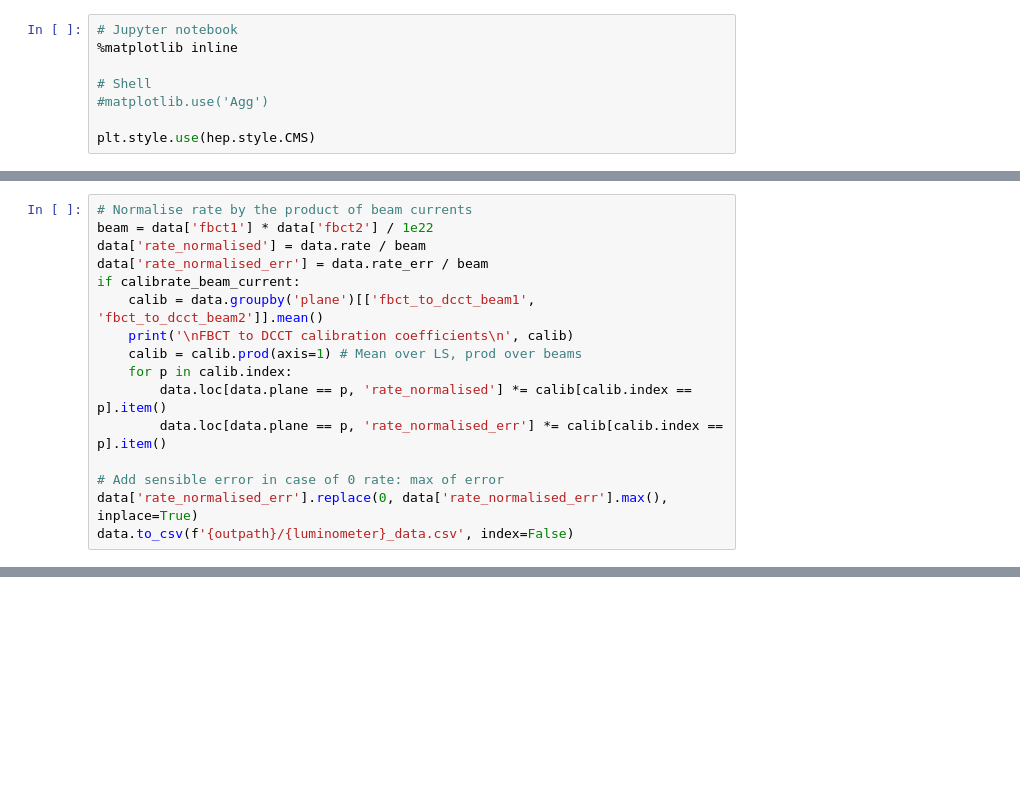
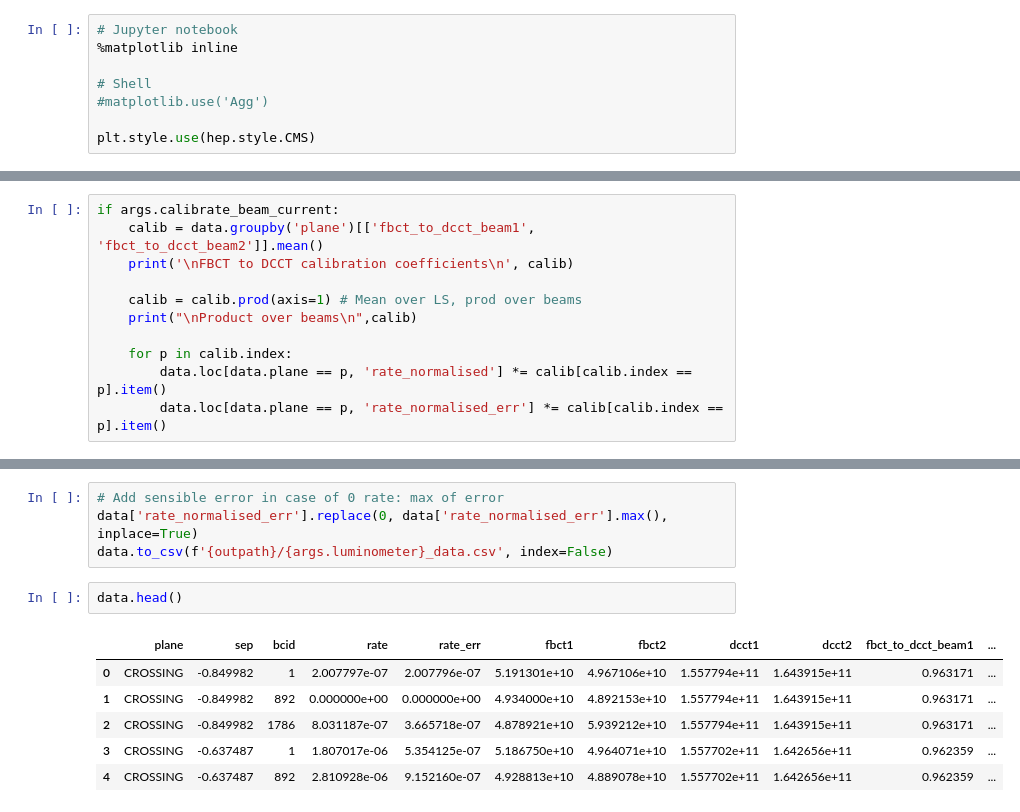
Before and after one commit to saarioka/TinyVdm, a Jupyter notebook: vdm.ipynb, the cells around one changed output, grey strips where cells are left out. Cells and saved outputs as stored; diff of their text form; blank space fills up the shorter version.

```diff
--- a/vdm.ipynb
+++ b/vdm.ipynb
@@ -139,16 +22,0 @@ data:
-# %%
-# Normalise rate by the product of beam currents
-beam = data['fbct1'] * data['fbct2'] / 1e22
-data['rate_normalised'] = data.rate / beam
-data['rate_normalised_err'] = data.rate_err / beam
-if calibrate_beam_current:
-    calib = data.groupby('plane')[['fbct_to_dcct_beam1', 'fbct_to_dcct_beam2']].mean()
-    print('\nFBCT to DCCT calibration coefficients\n', calib)
-    calib = calib.prod(axis=1) # Mean over LS, prod over beams
-    for p in calib.index:
-        data.loc[data.plane == p, 'rate_normalised'] *= calib[calib.index == p].item()
-        data.loc[data.plane == p, 'rate_normalised_err'] *= calib[calib.index == p].item()
-
-# Add sensible error in case of 0 rate: max of error
-data['rate_normalised_err'].replace(0, data['rate_normalised_err'].max(), inplace=True)
-data.to_csv(f'{outpath}/{luminometer}_data.csv', index=False)
@@ -361,0 +333,11 @@ bcid
+# %%
+if args.calibrate_beam_current:
+    calib = data.groupby('plane')[['fbct_to_dcct_beam1', 'fbct_to_dcct_beam2']].mean()
+    print('\nFBCT to DCCT calibration coefficients\n', calib)
+
+    calib = calib.prod(axis=1) # Mean over LS, prod over beams
+    print("\nProduct over beams\n",calib)
+
+    for p in calib.index:
+        data.loc[data.plane == p, 'rate_normalised'] *= calib[calib.index == p].item()
+        data.loc[data.plane == p, 'rate_normalised_err'] *= calib[calib.index == p].item()
@@ -361,0 +356,13 @@ bcid
+# %%
+# Add sensible error in case of 0 rate: max of error
+data['rate_normalised_err'].replace(0, data['rate_normalised_err'].max(), inplace=True)
+data.to_csv(f'{outpath}/{args.luminometer}_data.csv', index=False)
+# %%
+data.head()
+# %% [output]
+|  | plane | sep | bcid | rate | rate_err | fbct1 | fbct2 | dcct1 | dcct2 | fbct_to_dcct_beam1 | ... |
+| 0 | CROSSING | -0.849982 | 1 | 2.007797e-07 | 2.007796e-07 | 5.191301e+10 | 4.967106e+10 | 1.557794e+11 | 1.643915e+11 | 0.963171 | ... |
+| 1 | CROSSING | -0.849982 | 892 | 0.000000e+00 | 0.000000e+00 | 4.934000e+10 | 4.892153e+10 | 1.557794e+11 | 1.643915e+11 | 0.963171 | ... |
+| 2 | CROSSING | -0.849982 | 1786 | 8.031187e-07 | 3.665718e-07 | 4.878921e+10 | 5.939212e+10 | 1.557794e+11 | 1.643915e+11 | 0.963171 | ... |
+| 3 | CROSSING | -0.637487 | 1 | 1.807017e-06 | 5.354125e-07 | 5.186750e+10 | 4.964071e+10 | 1.557702e+11 | 1.642656e+11 | 0.962359 | ... |
+| 4 | CROSSING | -0.637487 | 892 | 2.810928e-06 | 9.152160e-07 | 4.928813e+10 | 4.889078e+10 | 1.557702e+11 | 1.642656e+11 | 0.962359 | ... |
```
Also changed, not shown: parts of 59 cells of this notebook.
